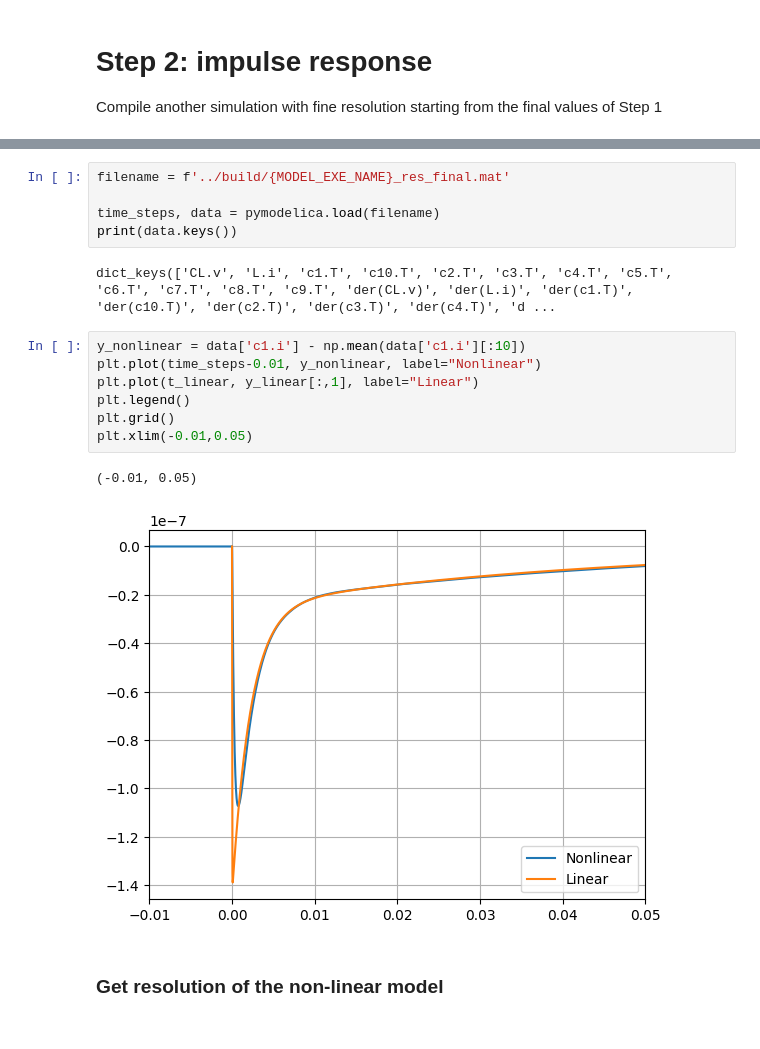
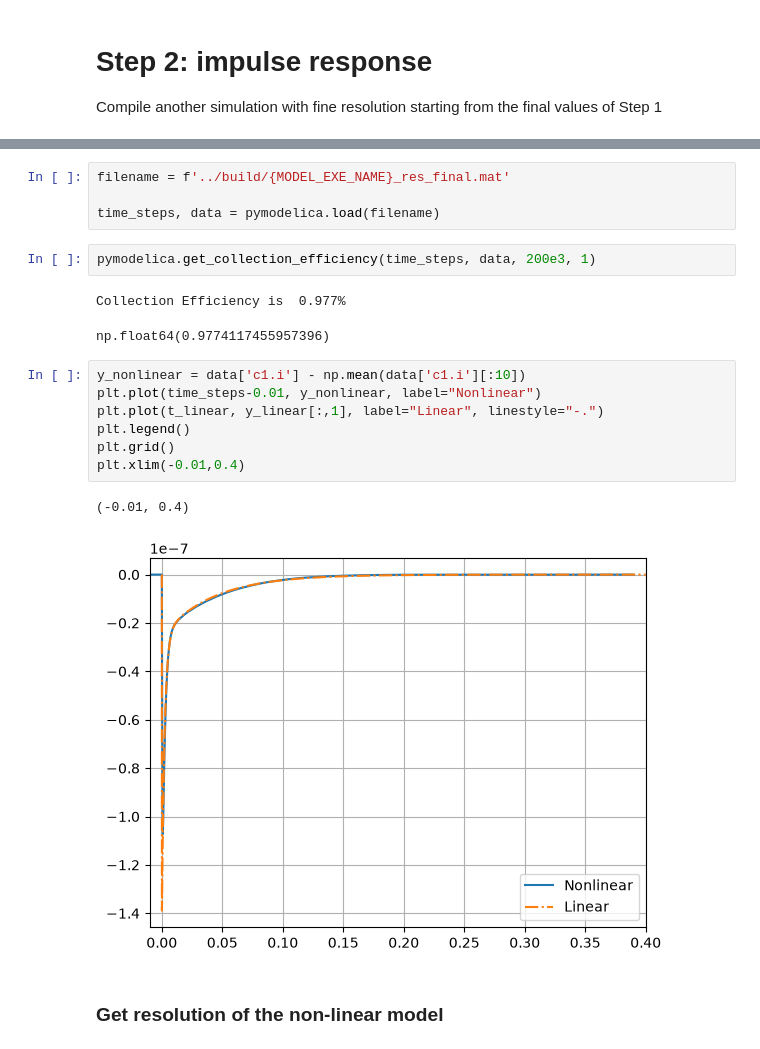
Before and after one commit to EdmondRen/TES_thermal_model, a Jupyter notebook: python/analysis.ipynb, the cells around one changed output, grey strips where cells are left out. Drawn from its saved outputs; the diff is of its cells as text.

```diff
--- a/python/analysis.ipynb
+++ b/python/analysis.ipynb
@@ -184,19 +186,21 @@ log2.stderr, log2.stdout
 filename = f'../build/{MODEL_EXE_NAME}_res_final.mat'
 
 time_steps, data = pymodelica.load(filename)
-print(data.keys())
-# %% [output]
-dict_keys(['CL.v', 'L.i', 'c1.T', 'c10.T', 'c2.T', 'c3.T', 'c4.T', 'c5.T', 'c6.T', 'c7.T', 'c8.T', 'c9.T', 'der(CL.v)', 'der(L.i)', 'der(c1.T)', 'der(c10.T)', 'der(c2.T)', 'der(c3.T)', 'der(c4.T)', 'd ...
+# %%
+pymodelica.get_collection_efficiency(time_steps, data, 200e3, 1)
+# %% [output]
+Collection Efficiency is  0.977%
+np.float64(0.9774117455957396)
 # %%
 y_nonlinear = data['c1.i'] - np.mean(data['c1.i'][:10])
 plt.plot(time_steps-0.01, y_nonlinear, label="Nonlinear")
-plt.plot(t_linear, y_linear[:,1], label="Linear")
+plt.plot(t_linear, y_linear[:,1], label="Linear", linestyle="-.")
 plt.legend()
 plt.grid()
-plt.xlim(-0.01,0.05)
+plt.xlim(-0.01,0.4)
 # %% [output]
-(-0.01, 0.05)
+(-0.01, 0.4)
-[figure, old version]
+[figure, new version]
 # %% [markdown]
 ### Get resolution of the non-linear model
 # %%
```
Also changed, not shown: parts of 9 cells of this notebook, 1 other file.
